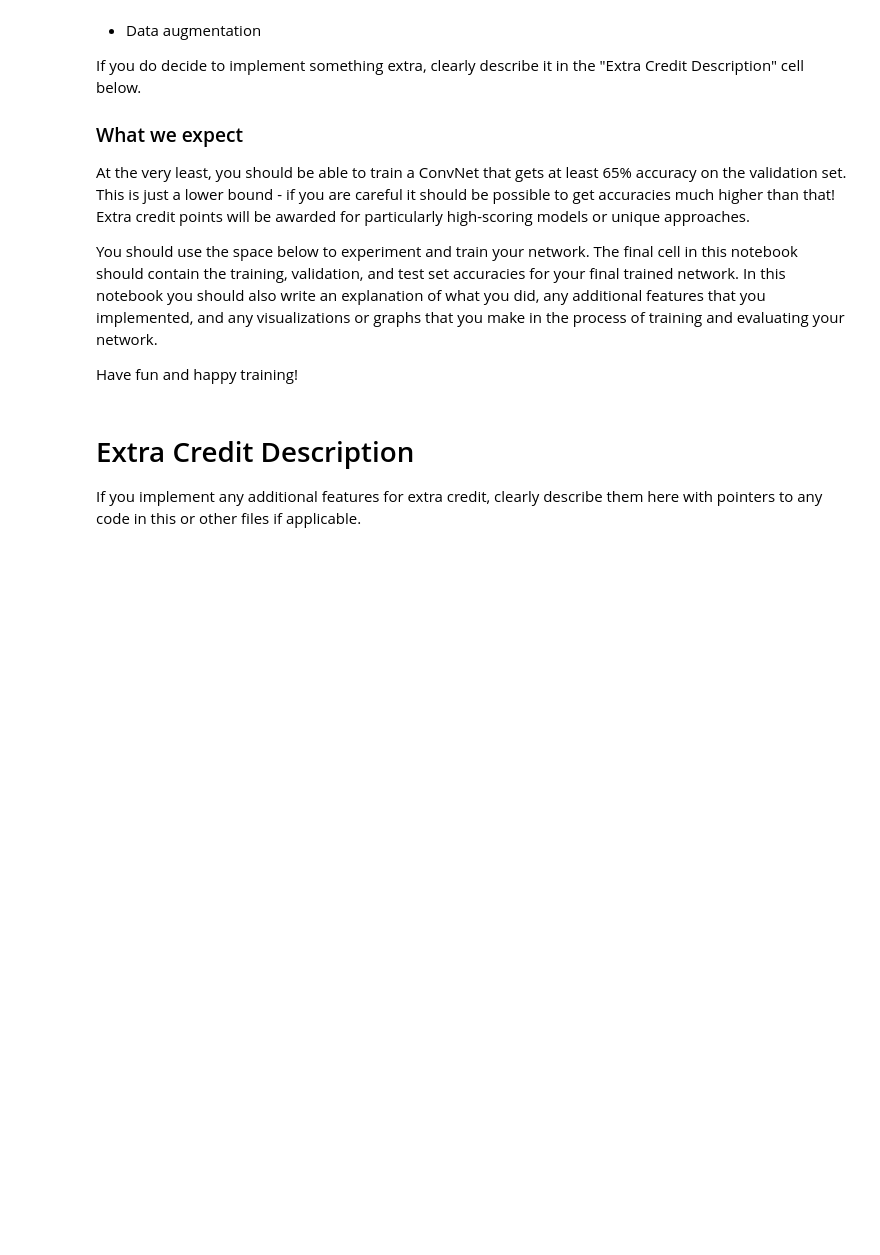
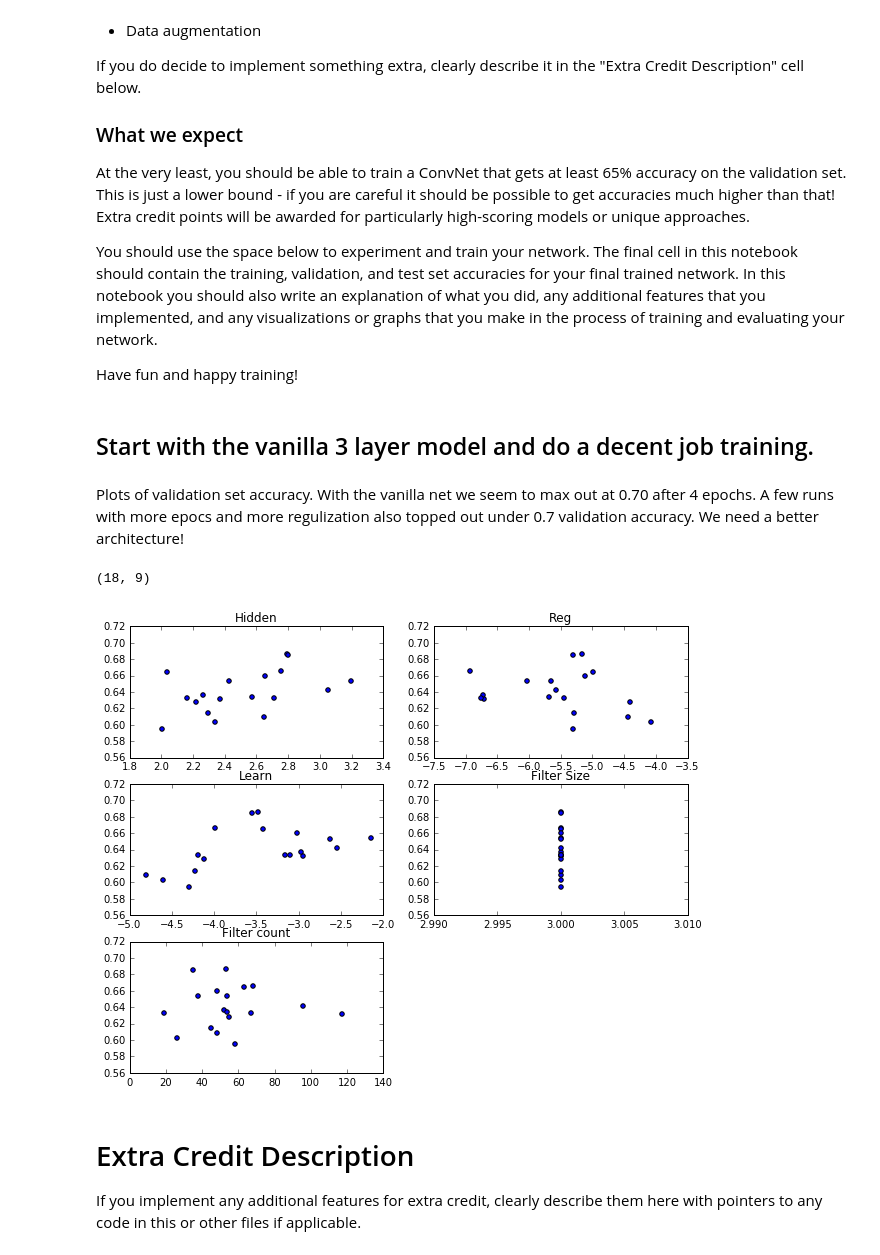
Before and after one commit to martykube/cs231n, a Jupyter notebook: assignment2/ConvolutionalNetworks.ipynb, the cells around one changed output. Drawn from its saved outputs; the diff is of its cells as text; code cells hidden in the pictures; blank space fills up the shorter version.

Commit message:
End of stock architecture

```diff
--- a/assignment2/ConvolutionalNetworks.ipynb
+++ b/assignment2/ConvolutionalNetworks.ipynb
@@ -692,9 +704,0 @@ plain
-# %%
-
-
-
-with open('run-results-02.txt', 'r') as run_file:
-     lines = [line.rstrip('\n') for line in run_file]
-
-lines = np.array([np.array(eval(l)) for l in lines])
-print lines.shape
@@ -894,6 +784,46 @@ At the very least, you should be able to train a ConvNet that gets at least 65%
 You should use the space below to experiment and train your network. The final cell in this notebook should contain the training, validation, and test set accuracies for your final trained network. In this notebook you should also write an explanation of what you did, any additional features that you implemented, and any visualizations or graphs that you make in the process of training and evaluating your network.
 
 Have fun and happy training!
+# %% [markdown]
+##  Start with the vanilla 3 layer model and do a decent job training.
+# %%
+def plot_acc(filename):
+
+    with open(filename, 'r') as run_file:
+         lines = [line.rstrip('\n') for line in run_file]
+
+    lines = np.array([np.array(eval(l)) for l in lines])
+    print lines.shape
+
+    plt.subplot(3, 2, 1)
+    plt.scatter(np.log10(lines[:, 0]), lines[:, 8])
+    plt.title("Hidden")
+
+    plt.subplot(3, 2, 2)
+    plt.scatter(np.log10(lines[:, 1]), lines[:, 8])
+    plt.title("Reg")
+
+    plt.subplot(3, 2, 3)
+    plt.scatter(np.log10(lines[:, 2]), lines[:, 8])
+    plt.title("Learn")
+
+    plt.subplot(3, 2, 4)
+    plt.scatter(lines[:, 3], lines[:, 8])
+    plt.title("Filter Size")
+
+    plt.subplot(3, 2, 5)
+    plt.scatter(lines[:, 4], lines[:, 8])
+    plt.title("Filter count")
+
+    plt.show()
+# %% [markdown]
+Plots of validation set accuracy.  With the vanilla net we seem to max out at 0.70 after 4 epochs.  A few runs with more epocs and more regulization also topped out under 0.7 validation accuracy.  We need a better architecture!
+# %%
+
+plot_acc('run-results-04.txt')
+# %% [output]
+(18, 9)
+[figure, added]
 # %% [markdown]
 # Extra Credit Description
 If you implement any additional features for extra credit, clearly describe them here with pointers to any code in this or other files if applicable.
```
Also changed, not shown: parts of 25 cells of this notebook, 6 other files.
